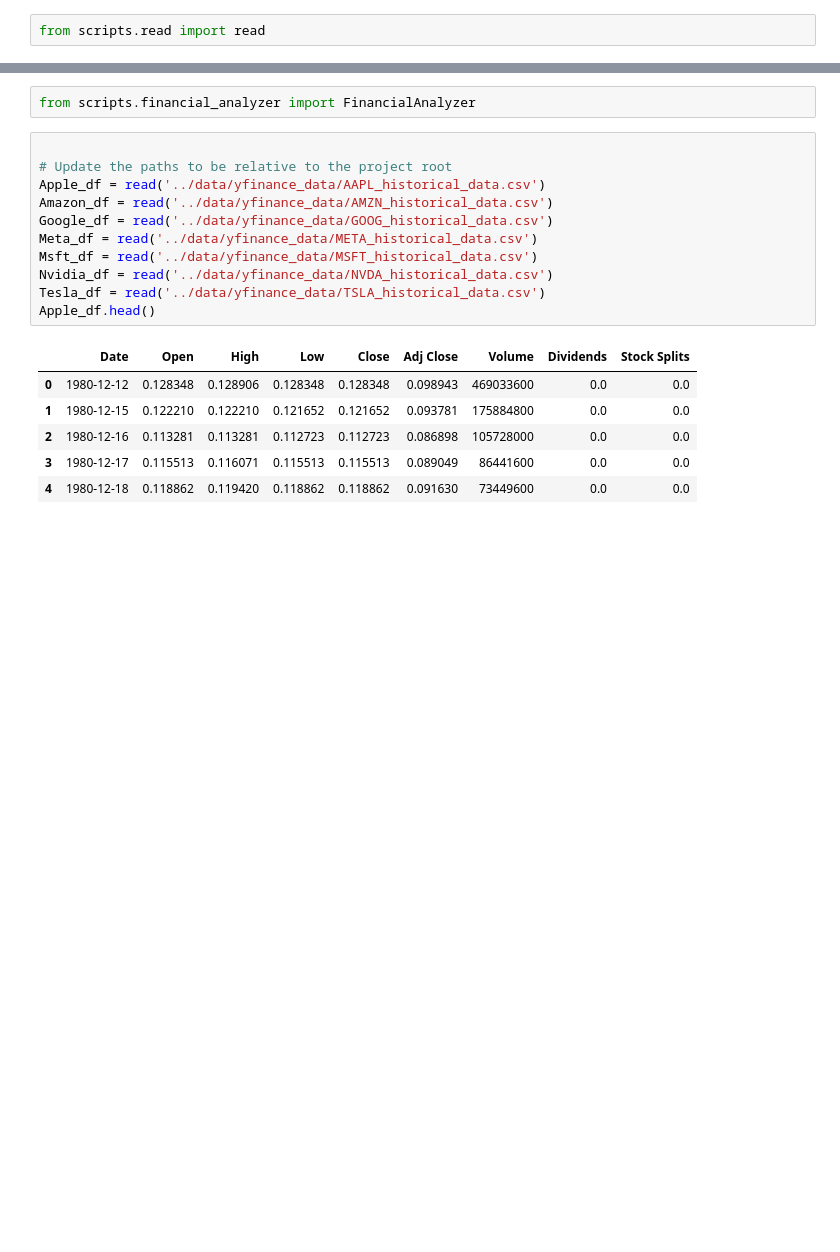
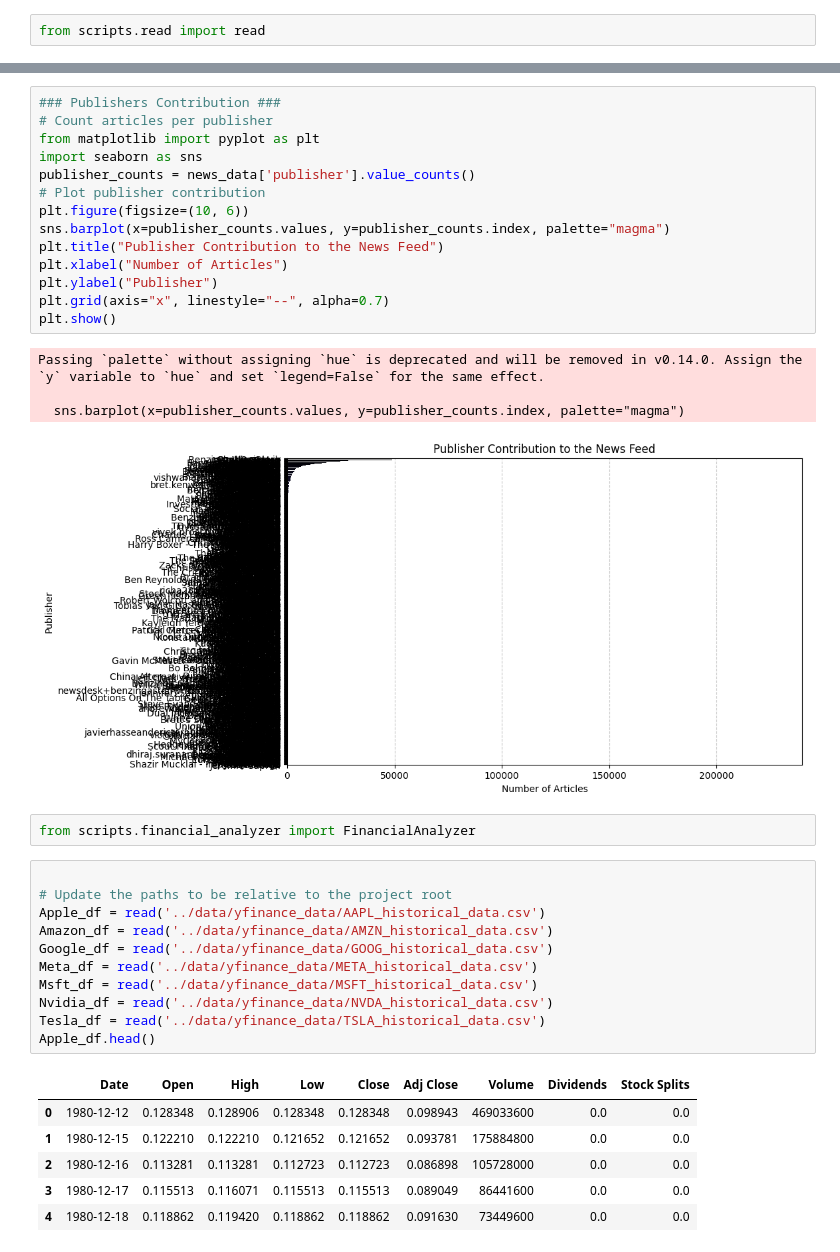
Before and after one commit to Gebrehiwot-Tesfaye/sentiment-analysis-week1, a Jupyter notebook: notebooks/01_data_exploration.ipynb, the cells around one changed output, grey strips where cells are left out. Cells and saved outputs as stored; diff of their text form; blank space fills up the shorter version.

```diff
--- a/notebooks/01_data_exploration.ipynb
+++ b/notebooks/01_data_exploration.ipynb
@@ -244,3 +342,22 @@ from scripts.read import read
+# %%
+### Publishers Contribution ###
+# Count articles per publisher
+from matplotlib import pyplot as plt
+import seaborn as sns
+publisher_counts = news_data['publisher'].value_counts()
+# Plot publisher contribution
+plt.figure(figsize=(10, 6))
+sns.barplot(x=publisher_counts.values, y=publisher_counts.index, palette="magma")
+plt.title("Publisher Contribution to the News Feed")
+plt.xlabel("Number of Articles")
+plt.ylabel("Publisher")
+plt.grid(axis="x", linestyle="--", alpha=0.7)
+plt.show()
+# %% [output]
+Passing `palette` without assigning `hue` is deprecated and will be removed in v0.14.0. Assign the `y` variable to `hue` and set `legend=False` for the same effect.
+
+  sns.barplot(x=publisher_counts.values, y=publisher_counts.index, palette="magma")
+[figure, added]
 # %%
 from scripts.financial_analyzer import FinancialAnalyzer
 # %%
```
Also changed, not shown: parts of 16 cells of this notebook, 3 other files.
